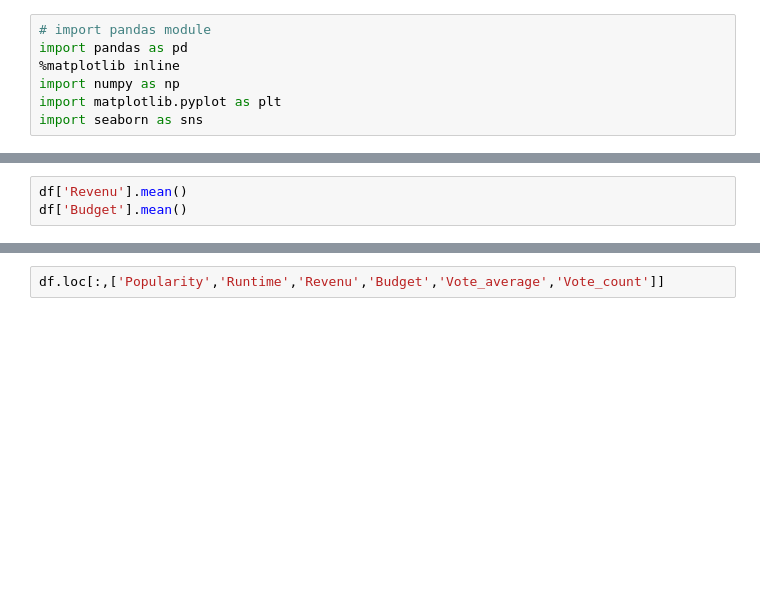
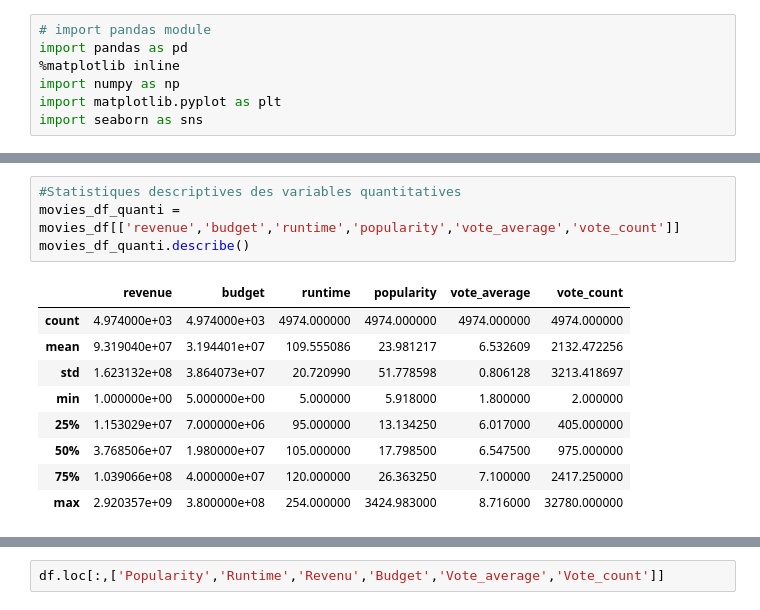
Before and after one commit to jomayans/Projet-Python, a Jupyter notebook: Notebook_analyses_descriptives.ipynb, the cells around one changed output, grey strips where cells are left out. Cells and saved outputs as stored; diff of their text form; blank space fills up the shorter version.

```diff
--- a/Notebook_analyses_descriptives.ipynb
+++ b/Notebook_analyses_descriptives.ipynb
@@ -21,3 +21,14 @@ df.shape
 # %%
-df['Revenu'].mean()
-df['Budget'].mean()
+#Statistiques descriptives des variables quantitatives
+movies_df_quanti = movies_df[['revenue','budget','runtime','popularity','vote_average','vote_count']]
+movies_df_quanti.describe()
+# %% [output]
+|  | revenue | budget | runtime | popularity | vote_average | vote_count |
+| count | 4.974000e+03 | 4.974000e+03 | 4974.000000 | 4974.000000 | 4974.000000 | 4974.000000 |
+| mean | 9.319040e+07 | 3.194401e+07 | 109.555086 | 23.981217 | 6.532609 | 2132.472256 |
+| std | 1.623132e+08 | 3.864073e+07 | 20.720990 | 51.778598 | 0.806128 | 3213.418697 |
+| min | 1.000000e+00 | 5.000000e+00 | 5.000000 | 5.918000 | 1.800000 | 2.000000 |
+| 25% | 1.153029e+07 | 7.000000e+06 | 95.000000 | 13.134250 | 6.017000 | 405.000000 |
+| 50% | 3.768506e+07 | 1.980000e+07 | 105.000000 | 17.798500 | 6.547500 | 975.000000 |
+| 75% | 1.039066e+08 | 4.000000e+07 | 120.000000 | 26.363250 | 7.100000 | 2417.250000 |
+| max | 2.920357e+09 | 3.800000e+08 | 254.000000 | 3424.983000 | 8.716000 | 32780.000000 |
```
Also changed, not shown: parts of 7 cells of this notebook.
